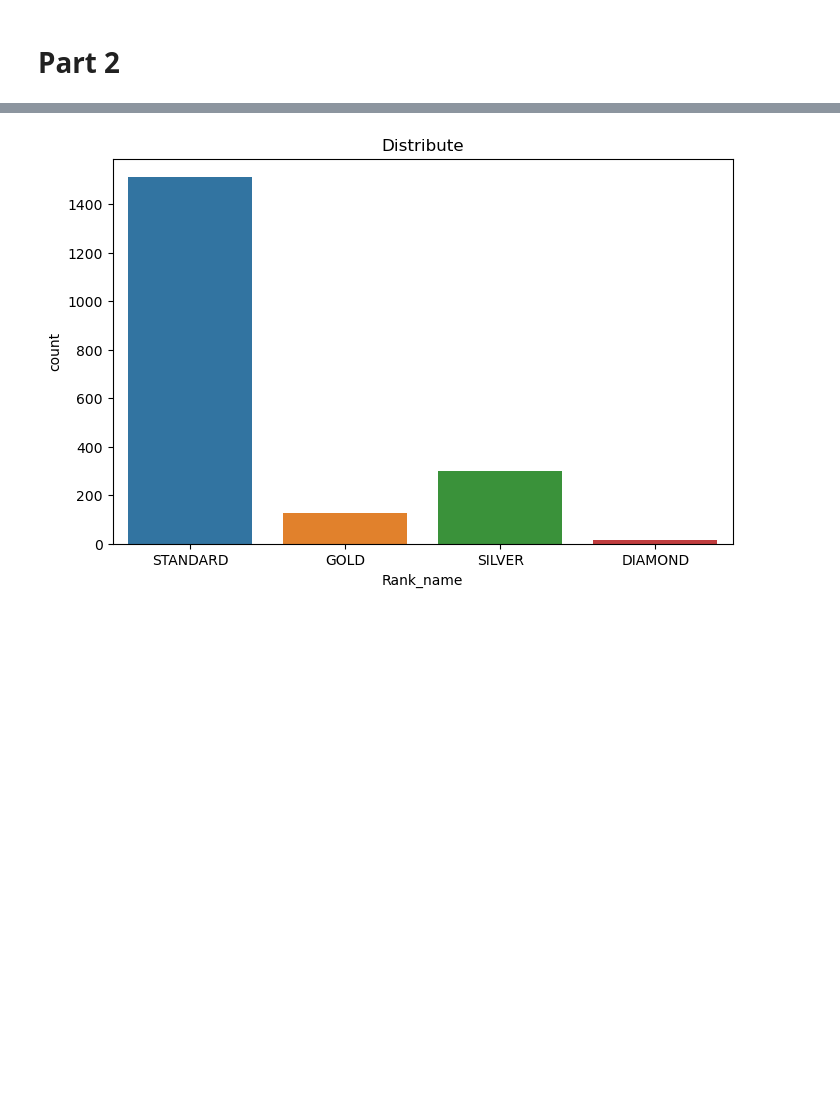
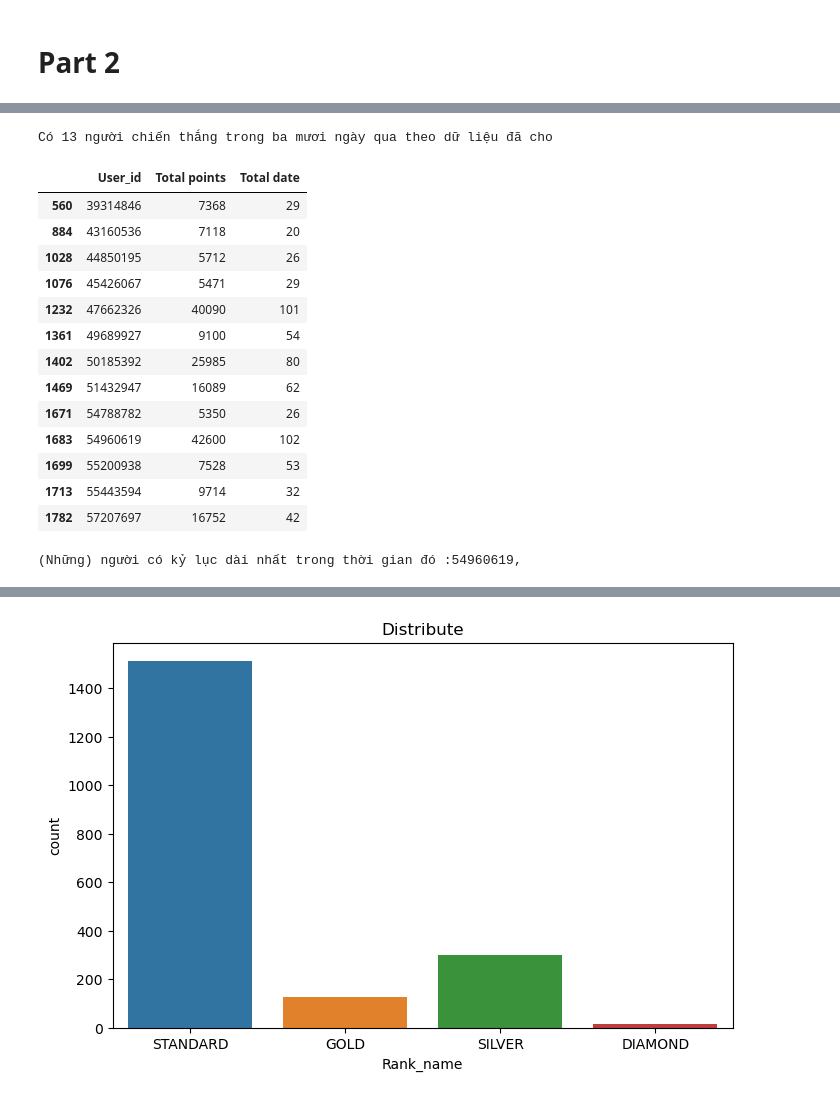
Before and after one commit to DONG2209/Shoppe_sale, a Jupyter notebook: momo.ipynb, the cells around one changed output, grey strips where cells are left out. Drawn from its saved outputs; the diff is of its cells as text; code cells hidden in the pictures; blank space fills up the shorter version.

```diff
--- a/momo.ipynb
+++ b/momo.ipynb
@@ -242,0 +318,4 @@ plt.show()
+# %%
+start_date = pd.to_datetime('2022-03-01')
+end_date = pd.to_datetime('2022-03-31')
+Transaction_p3 = Transactions_p3[(Transactions_p3['DATE'] >= start_date) & (Transactions_p3['DATE'] <= end_date)]
@@ -242,0 +333,3 @@ plt.show()
+# %%
+total_point=Transaction_p3.groupby('User_id')['Loyalty Points'].sum().reset_index()
+total_point.rename(columns={'Loyalty Points':'Total points'},inplace=True)
@@ -242,0 +345,5 @@ plt.show()
+# %%
+total_date=Transaction_p3.groupby('User_id')['DATE'].count().reset_index()          # đếm số lượt giao dịch
+total_date.rename(columns={'DATE':'Total date'},inplace=True)
+# total_date=Transaction_p3.groupby('User_id')['DATE'].nunique().reset_index()        # đêm số ngày giao dịch
+# total_date.rename(columns={'DATE':'Total date'},inplace=True)
@@ -242,0 +359,3 @@ plt.show()
+# %%
+user=total_point.merge(total_date,on='User_id',how='outer')
+user.head()
@@ -242,0 +369,31 @@ plt.show()
+# %%
+USER=user[(user['Total points']>=5000) & (user['Total date']>=20)]
+print('Có {} người chiến thắng trong ba mươi ngày qua theo dữ liệu đã cho'.format(len(USER)))
+USER
+# %% [output]
+Có 13 người chiến thắng trong ba mươi ngày qua theo dữ liệu đã cho
+|  | User_id | Total points | Total date |
+| 560 | 39314846 | 7368 | 29 |
+| 884 | 43160536 | 7118 | 20 |
+| 1028 | 44850195 | 5712 | 26 |
+| 1076 | 45426067 | 5471 | 29 |
+| 1232 | 47662326 | 40090 | 101 |
+| 1361 | 49689927 | 9100 | 54 |
+| 1402 | 50185392 | 25985 | 80 |
+| 1469 | 51432947 | 16089 | 62 |
+| 1671 | 54788782 | 5350 | 26 |
+| 1683 | 54960619 | 42600 | 102 |
+| 1699 | 55200938 | 7528 | 53 |
+| 1713 | 55443594 | 9714 | 32 |
+| 1782 | 57207697 | 16752 | 42 |
+# %%
+
+def user_max(df):
+    max=df['Total date'].max()
+    print('(Những) người có kỷ lục dài nhất trong thời gian đó :',end='')
+    for index,row in df.iterrows():
+        if row['Total date']==max:
+            print(row['User_id'],end=',')
+user_max(USER)
+# %% [output]
+(Những) người có kỷ lục dài nhất trong thời gian đó :54960619,
```
Also changed, not shown: parts of 37 cells of this notebook.
